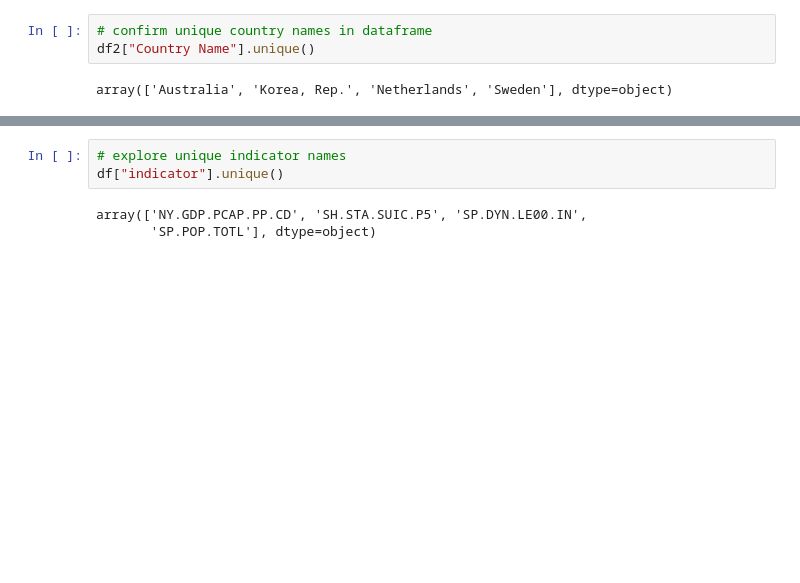
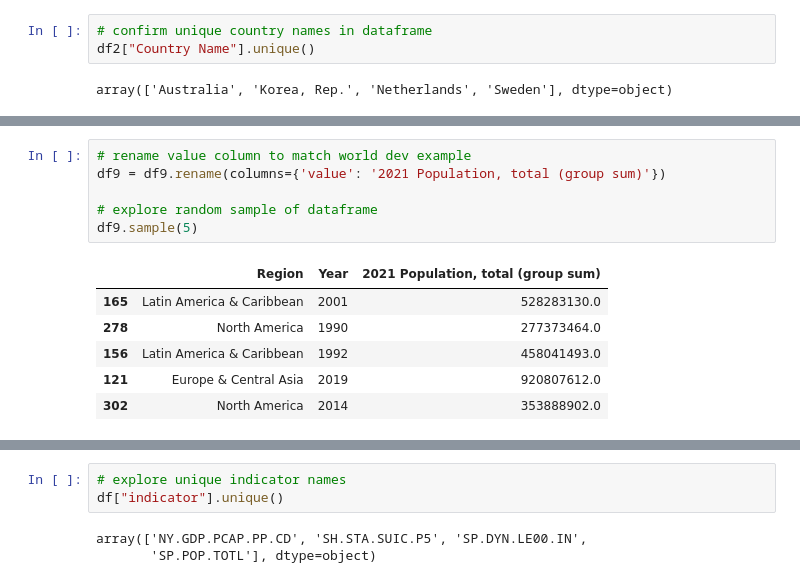
Before and after one commit to davidsadovy/data690_fall2022, a Jupyter notebook: assignment_07/assignment_07.ipynb, the cells around one changed output, grey strips where cells are left out. Drawn from its saved outputs; the diff is of its cells as text; blank space fills up the shorter version.

```diff
--- a/assignment_07/assignment_07.ipynb
+++ b/assignment_07/assignment_07.ipynb
@@ -146,0 +267,13 @@ fig.show()
+# %%
+# rename value column to match world dev example
+df9 = df9.rename(columns={'value': '2021 Population, total (group sum)'})
+
+# explore random sample of dataframe
+df9.sample(5)
+# %% [output]
+|  | Region | Year | 2021 Population, total (group sum) |
+| 165 | Latin America & Caribbean | 2001 | 528283130.0 |
+| 278 | North America | 1990 | 277373464.0 |
+| 156 | Latin America & Caribbean | 1992 | 458041493.0 |
+| 121 | Europe & Central Asia | 2019 | 920807612.0 |
+| 302 | North America | 2014 | 353888902.0 |
```
Also changed, not shown: parts of 21 cells of this notebook.
